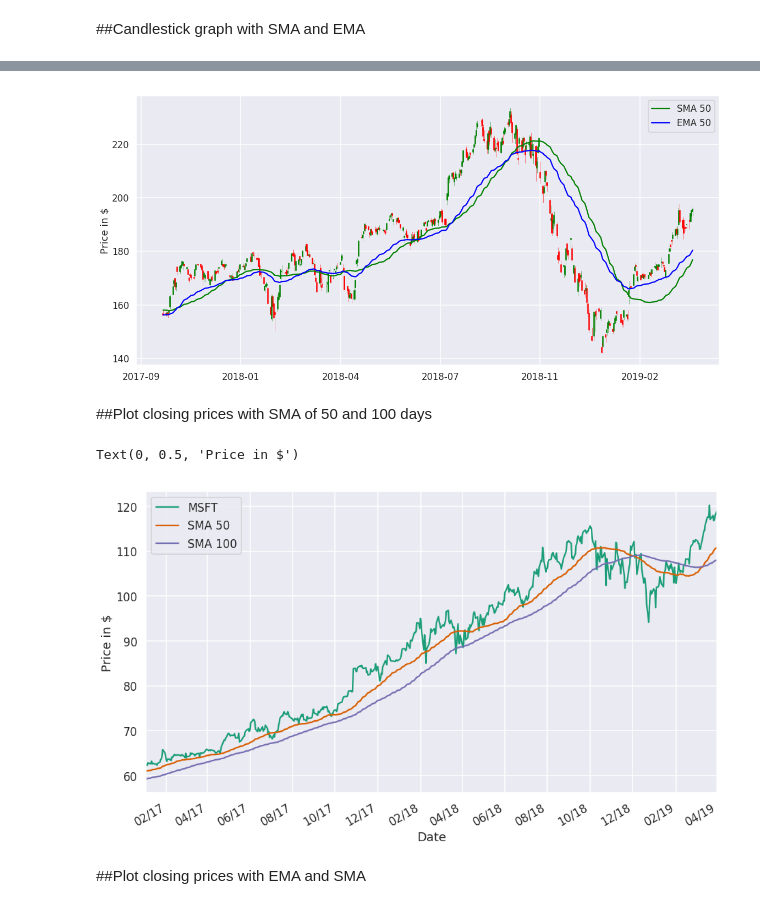
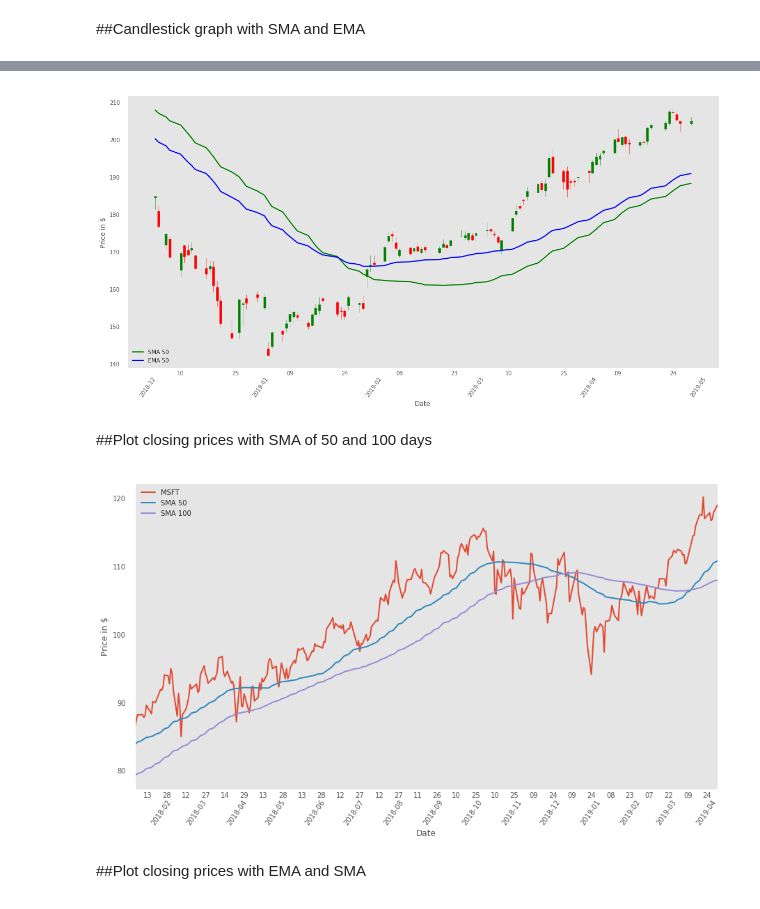
Before and after one commit to nicknovoa03/Stock-trader, a Jupyter notebook: analysis.ipynb, the cells around one changed output, grey strips where cells are left out. Drawn from its saved outputs; the diff is of its cells as text; code cells hidden in the pictures.

Commit message:
Updated xticks to display month for major and days for minor

```diff
--- a/analysis.ipynb
+++ b/analysis.ipynb
@@ -78,7 +76,7 @@ def calcEMA(period):
   ema = 0
   for sym,val in dfdic.items():
     #check if length of all closing values is bigger than the period
-    val = val.loc[:,'Close']
+    val = val.loc[:,'Close'].copy()
     if val.size-period < 0:
       print(val,"closing array length of:",val.size,"...expected ~",start+period-1)
       continue
@@ -88,15 +86,13 @@ def calcEMA(period):
     temp[sym] = ema
   return temp
 
+ema10 = calcEMA(10)
+
+ema20 = calcEMA(20)
+
 ema50 = calcEMA(50)
-#print("sma50 = %s" %sma50)
-#print("Sma50 Length = %d" %len(sma50))
 
 ema100 = calcEMA(100)
-#print("ema10 = %s" %ema10)
-#print("ema10 Length = %d" %len(ema10))
-
-ema20 = calcEMA(20)
 # %% [markdown]
 ##Candlestick graph with SMA and EMA
 # %%
@@ -121,43 +137,67 @@ Successfully built mpl-finance
 # %%
 from mpl_finance import candlestick_ohlc
-import seaborn as sns
+#import seaborn as sns
+#sns.set_style('white')
+plt.style.use('ggplot')
 
-sns.set(style='darkgrid', context='talk', palette='Dark2')
+
+#symbol and period of time to display
 symbol = 'AAPL'
-period = 365
-span = 50
-df = dfdic['AAPL'].tail(period).copy()
+period = 100
 
+#take respective stock info
+df = dfdic[symbol].tail(period).copy()
+
+#convert dates to numbers
 df['Date'] = pd.to_datetime(df['Date'])
 df["Date"] = df["Date"].apply(mdates.date2num)
 
+#copy only OHLC
 ohlc= df[['Date', 'Open', 'High', 'Low','Close']].copy()
 
+#get last n days
 ohlc.tail(period)
 
+#create ploting area
 f1, ax = plt.subplots(figsize = (19,9))
 
 #plot
 candlestick_ohlc(ax, ohlc.values, width=0.6, colorup='g',colordown='r')
+
+#set xaxis label
 ax.xaxis.set_major_formatter(mdates.DateFormatter('%Y-%m'))
+ax.xaxis.set_minor_formatter(mdates.DateFormatter('%d'))
+ax.xaxis.set_major_locator(mdates.MonthLocator(interval=1))
+ax.xaxis.set_minor_locator(mdates.DayLocator(interval=15))
 
-#get SMA
+ax.tick_params(which='major',width=1.0, length=9)
+ax.tick_params(which='minor',width=.75, length=0)
+
+#get SMA and EMA from Dictionary
 ohlc['SMA 50'] = sma50[symbol].tail(period).values
 ohlc['EMA 50'] = ema50[symbol].tail(period).values
 
+#plot EMA and SMA
 ax.plot(ohlc['Date'], ohlc['SMA 50'], color='g', label='SMA 50')
 ax.plot(ohlc['Date'], ohlc['EMA 50'], color='b', label='EMA 50')
 
+#legend and axis names
 ax.legend(loc='best')
 ax.set_ylabel('Price in $')
+ax.set_xlabel('Date')
+
+#show grid
+ax.grid()
+
+plt.xticks(rotation=55)
 plt.show()
 # %% [output]
-[figure, old version]
+[figure, new version]
 # %% [markdown]
 ##Plot closing prices with SMA of 50 and 100 days
 # %%
 symbol = 'MSFT'
-sd = '2017-01-03'
+sd = '2018-01-03'
 ed = '2019-04-01'
 
 my_year_month_fmt = mdates.DateFormatter('%m/%y')
@@ -175,19 +215,32 @@ df.index = dfdic[symbol].loc[:,'Date']
 
 #change index to datetime format from str
 df.index = pd.to_datetime(df.index)
+
 #plot date
 fig, ax = plt.subplots(figsize=(15,9))
 df.loc[sd:ed,:].plot(ax=ax)
 
-#set ticks every day
-ax.xaxis.set_major_locator(mdates.MonthLocator(interval=2))
-ax.xaxis.set_major_formatter(my_year_month_fmt)
+#set xaxis label
+ax.xaxis.set_major_formatter(mdates.DateFormatter('%Y-%m'))
+ax.xaxis.set_minor_formatter(mdates.DateFormatter('%d'))
+ax.xaxis.set_major_locator(mdates.MonthLocator(interval=1))
+ax.xaxis.set_minor_locator(mdates.DayLocator(interval=15))
 
+ax.tick_params(which='major',width=1.0, length=9)
+ax.tick_params(which='minor',width=.75, length=0)
+
+#legend and axis names
 ax.legend(loc='best')
 ax.set_ylabel('Price in $')
+ax.set_xlabel('Date')
+
+#show grid
+ax.grid()
+
+plt.xticks(rotation=55)
+plt.show()
 # %% [output]
-Text(0, 0.5, 'Price in $')
-[figure, old version]
+[figure, new version]
 # %% [markdown]
 ##Plot closing prices with EMA and SMA
 # %%
```
Also changed, not shown: parts of 5 cells of this notebook.
